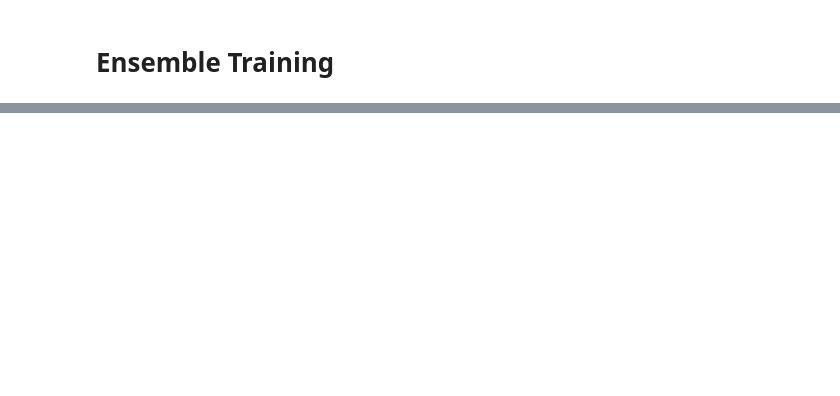
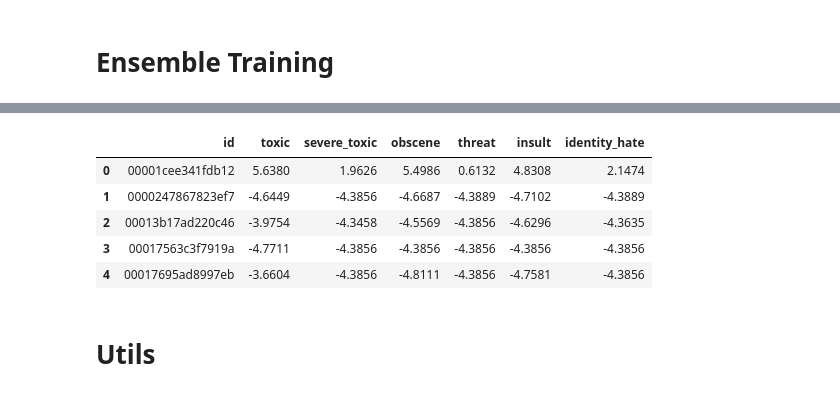
Before and after one commit to minerva-ml/open-solution-toxic-comments, a Jupyter notebook: neptune_ensembling.ipynb, the cells around one changed output, grey strips where cells are left out. Saved outputs shown, nothing was run; the diff lists cells and outputs as text; code cells hidden in the pictures; blank space fills up the shorter version.

```diff
--- a/neptune_ensembling.ipynb
+++ b/neptune_ensembling.ipynb
@@ -99,0 +284,6 @@ scores, estimators = fit_cv(X_valid, y_valid_multilabel)
+# %%
+prediction_insult = []
+for estimator in estimators:
+    pred = (estimator.predict_proba(X_test[:,4,:])[:,1])
+    prediction_insult.append(pred)
+prediction_insult = np.mean(np.stack(prediction_insult,axis=-1),axis=-1)
@@ -99,0 +292,15 @@ scores, estimators = fit_cv(X_valid, y_valid_multilabel)
+# %%
+estimator = XGBClassifier
+
+params = dict(objective= 'rank:pairwise' ,#'binary:logistic'
+  eval_metric= 'auc',
+  n_estimators= 100,
+  learning_rate= 0.1,
+  max_depth= 2,
+  min_child_weight= 10,
+  gamma=0.05,
+  subsample= 1.0,
+  colsample_bytree= 1.0,
+  reg_lambda= 0.0, #0.01
+  reg_alpha= 0.0,
+  n_jobs=12)
@@ -99,0 +315,6 @@ scores, estimators = fit_cv(X_valid, y_valid_multilabel)
+# %%
+prediction_identity_hate = []
+for estimator in estimators:
+    pred = (estimator.predict_proba(X_test[:,5,:])[:,1])
+    prediction_identity_hate.append(pred)
+prediction_identity_hate = np.mean(np.stack(prediction_identity_hate,axis=-1),axis=-1)
@@ -99,0 +337,22 @@ scores, estimators = fit_cv(X_valid, y_valid_multilabel)
+# %%
+combined_predictions = np.stack([prediction_toxic,
+                                  prediction_severe_toxic,
+                                  prediction_obscene,
+                                  prediction_threat,
+                                  prediction_insult,
+                                  prediction_identity_hate],axis=-1)
+combined_predictions = np.round(combined_predictions,4)
+# %%
+submission = sample_submission
+submission[LABEL_COLUMNS] = combined_predictions # this gets 0.9857 on LB
+submission.to_csv(ENSEMBLE_SUBMISSION_PATH, index=None)
+submission.head()
+# %% [output]
+|  | id | toxic | severe_toxic | obscene | threat | insult | identity_hate |
+| 0 | 00001cee341fdb12 | 5.6380 | 1.9626 | 5.4986 | 0.6132 | 4.8308 | 2.1474 |
+| 1 | 0000247867823ef7 | -4.6449 | -4.3856 | -4.6687 | -4.3889 | -4.7102 | -4.3889 |
+| 2 | 00013b17ad220c46 | -3.9754 | -4.3458 | -4.5569 | -4.3856 | -4.6296 | -4.3635 |
+| 3 | 00017563c3f7919a | -4.7711 | -4.3856 | -4.3856 | -4.3856 | -4.3856 | -4.3856 |
+| 4 | 00017695ad8997eb | -3.6604 | -4.3856 | -4.8111 | -4.3856 | -4.7581 | -4.3856 |
+# %% [markdown]
+# Utils
```
Also changed, not shown: parts of 35 cells of this notebook, 26 other files.
